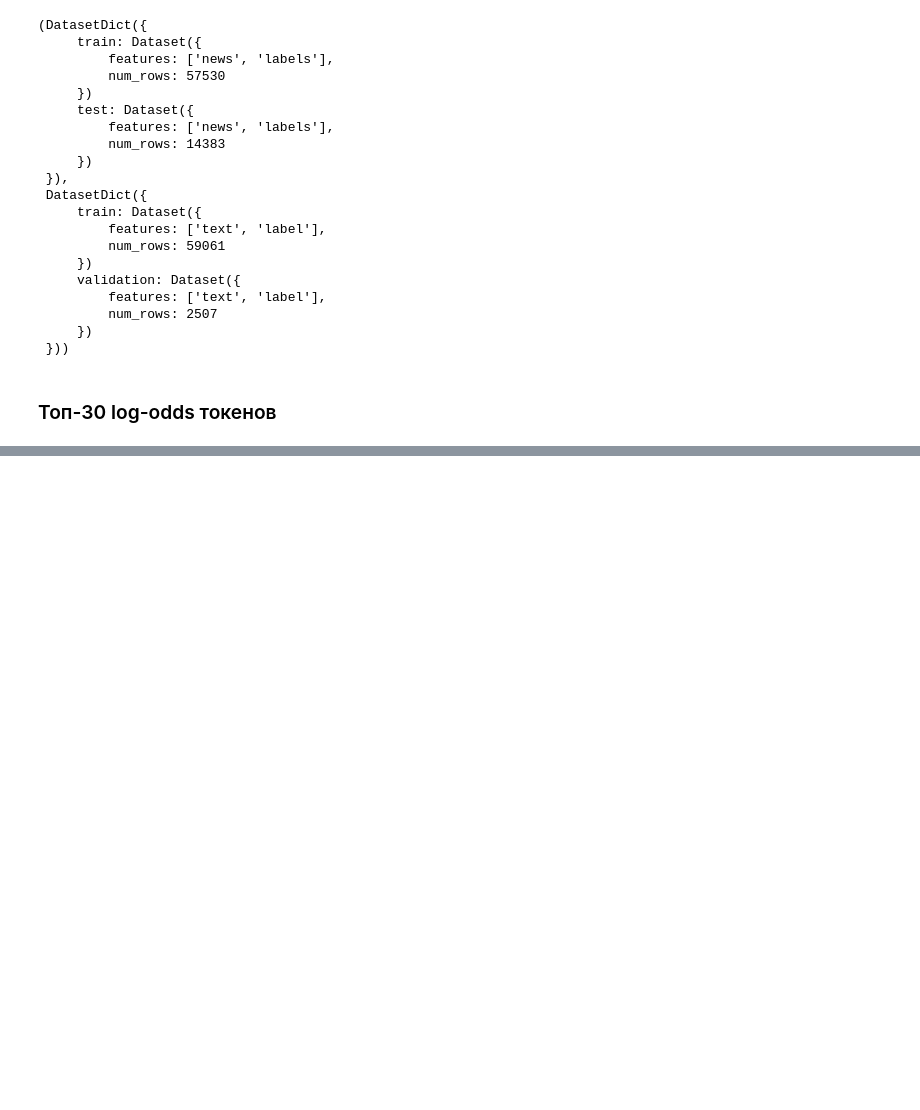
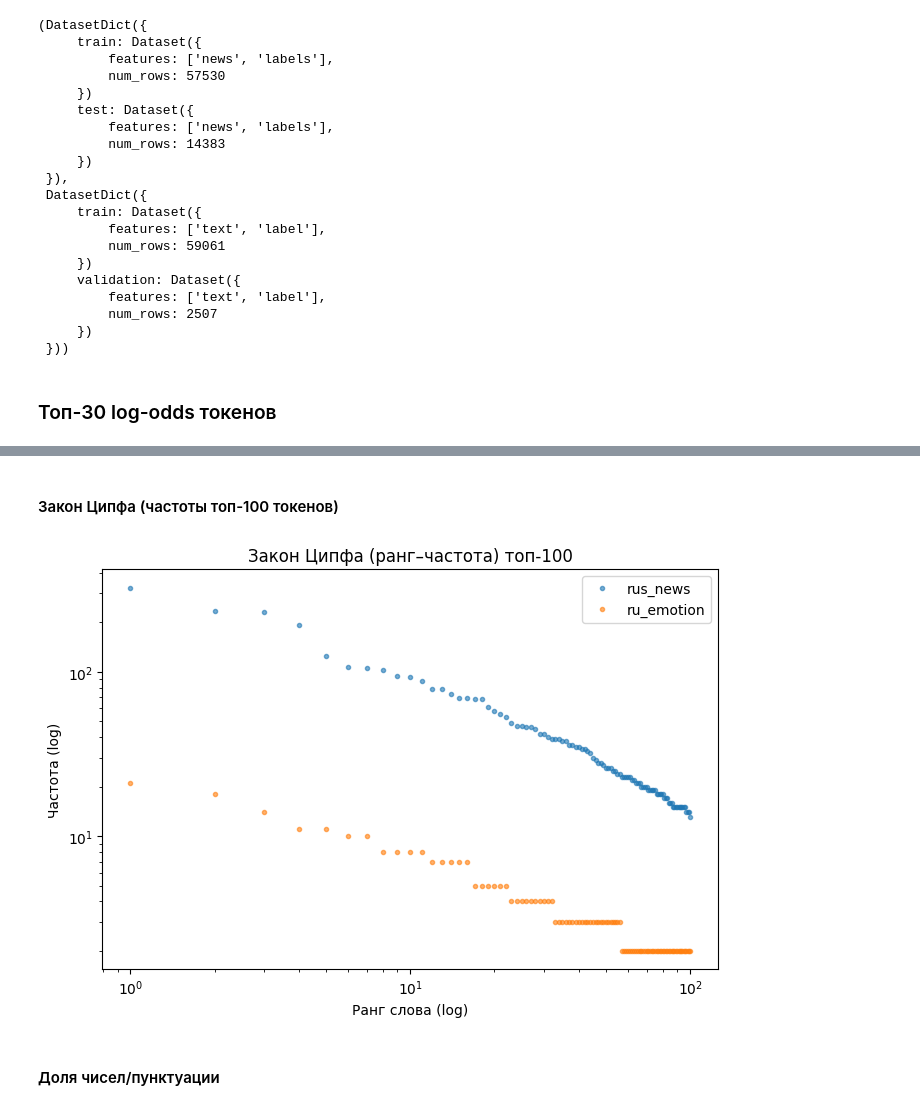
Before and after one commit to liminalvoid/nlp, a Jupyter notebook: sem_2.ipynb, the cells around one changed output, grey strips where cells are left out. Saved outputs shown, nothing was run; the diff lists cells and outputs as text; code cells hidden in the pictures; blank space fills up the shorter version.

```diff
--- a/sem_2.ipynb
+++ b/sem_2.ipynb
@@ -41,0 +200,43 @@ rus_news_ds, ru_emotion_ds
+# %% [markdown]
+#### Закон Ципфа (частоты топ-100 токенов)
+# %%
+# Zipf данные
+rus_news_cnt = count_tokens(rus_news_train)
+ru_emotion_cnt = count_tokens(emotion_train)
+
+news_freqs_sorted = np.array([v for _, v in rus_news_cnt.most_common(100)])
+news_ranks = np.arange(1, len(news_freqs_sorted) + 1)
+
+emotion_freqs_sorted = np.array([v for _, v in ru_emotion_cnt.most_common(100)])
+emotion_ranks = np.arange(1, len(emotion_freqs_sorted) + 1)
+
+# 3.1 Zipf log-log
+plt.figure(figsize=(7,5))
+# news
+plt.loglog(
+    news_ranks,
+    news_freqs_sorted,
+    marker=".",
+    linestyle="none",
+    label="rus_news",
+    alpha=0.6,
+)
+# emotion
+plt.loglog(
+    emotion_ranks,
+    emotion_freqs_sorted,
+    marker=".",
+    linestyle="none",
+    label="ru_emotion",
+    alpha=0.6,
+)
+plt.legend()
+plt.title("Закон Ципфа (ранг–частота) топ-100")
+plt.xlabel("Ранг слова (log)")
+plt.ylabel("Частота (log)")
+plt.tight_layout()
+plt.show()
+# %% [output]
+[figure, added]
+# %% [markdown]
+#### Доля чисел/пунктуации
```
Also changed, not shown: parts of 9 cells of this notebook.
